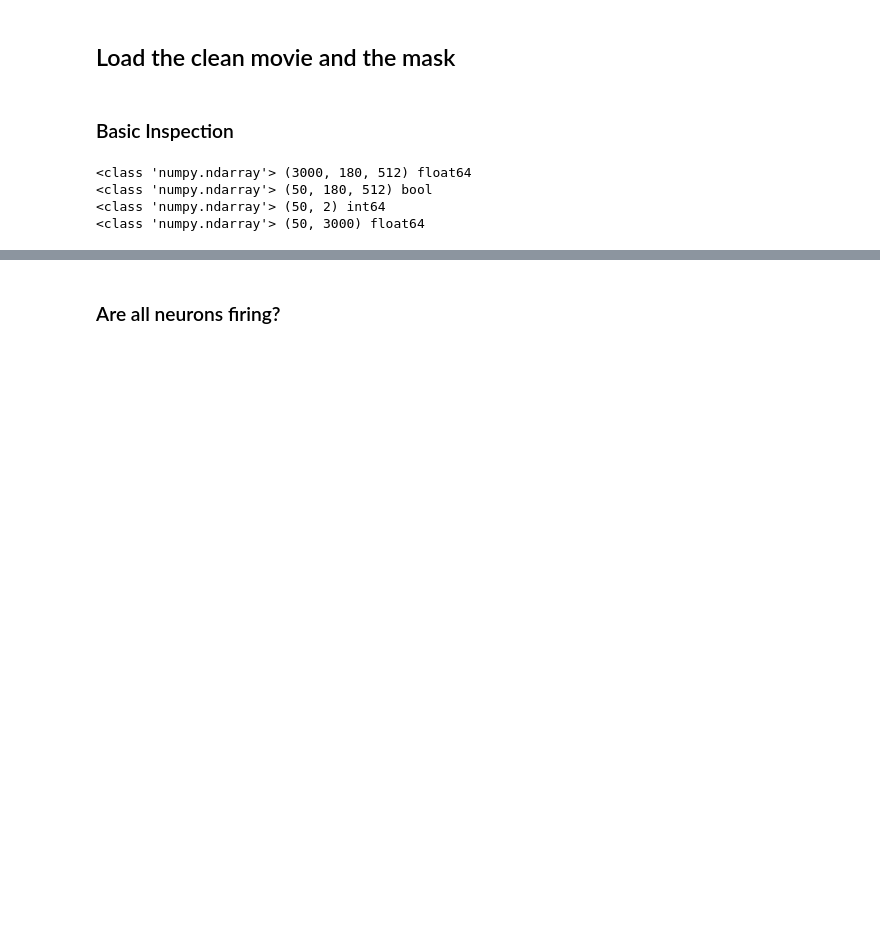
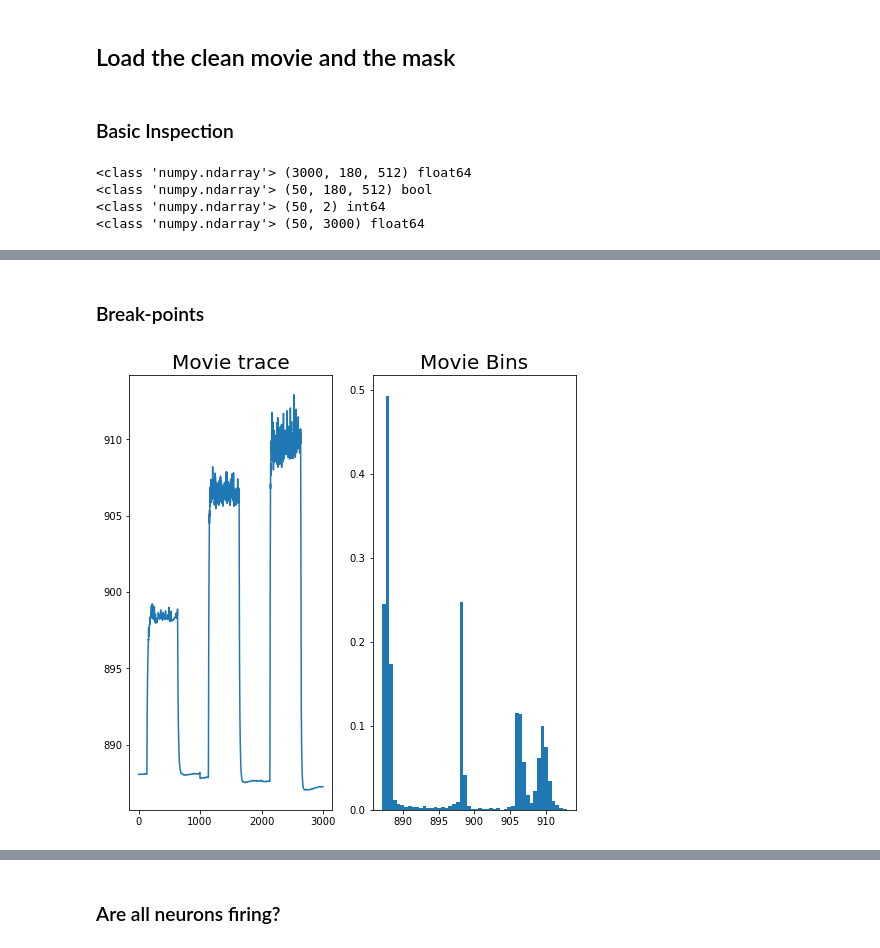
Before and after one commit to cellarium-ai/Optosynth, a Jupyter notebook: graph_segmentation.ipynb, the cells around one changed output, grey strips where cells are left out. Cells and saved outputs as stored; diff of their text form; code cells hidden in the pictures; blank space fills up the shorter version.

```diff
--- a/graph_segmentation.ipynb
+++ b/graph_segmentation.ipynb
@@ -92,0 +147,13 @@ I need to do detrending, moving average is not good for the break-points
+# %% [markdown]
+### Break-points
+# %%
+movie_trace = numpy.mean(clean_movie_tyx, axis=(-1,-2))
+
+fontsize=20
+fig, ax = plt.subplots(ncols=2, figsize=(8,8))
+ax[0].set_title("Movie trace", fontsize=fontsize)
+ax[0].plot(movie_trace)
+ax[1].set_title("Movie Bins", fontsize=fontsize)
+_ = ax[1].hist(movie_trace, density=True, bins=50)
+# %% [output]
+[figure, added]
```
Also changed, not shown: parts of 87 cells of this notebook, 1 other file.
